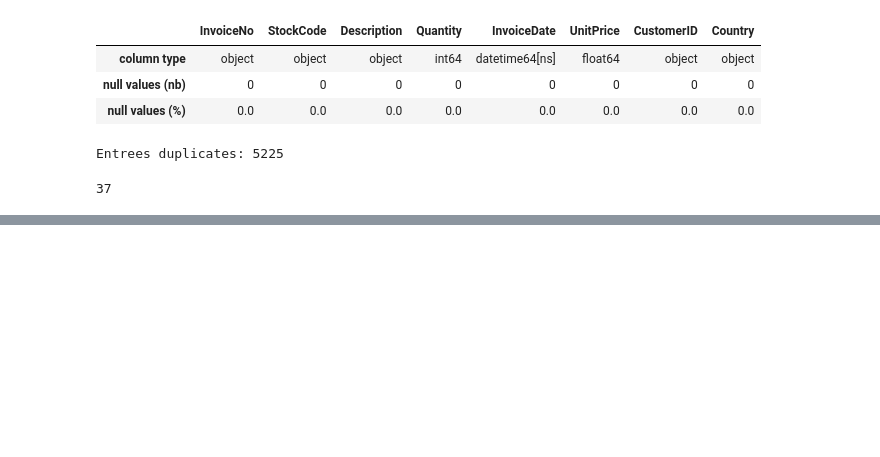
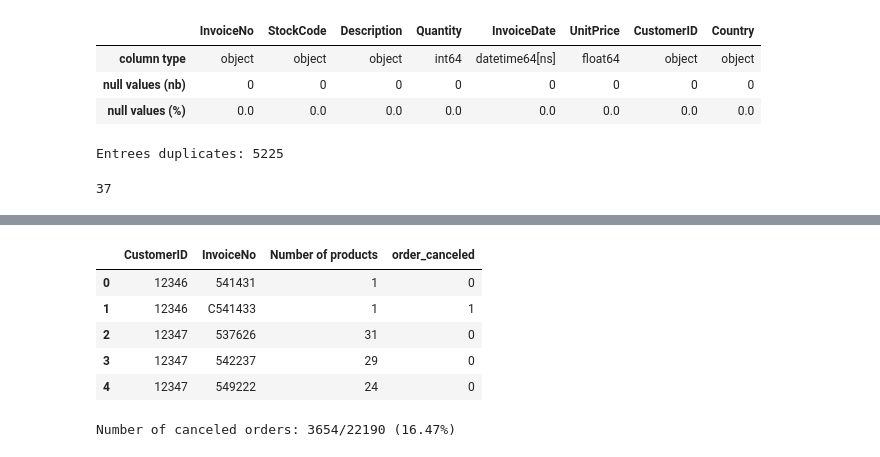
Before and after one commit to Andy666Fox/TINY_DS_PROJECTS, a Jupyter notebook: Customer_Segmentation/main_res.ipynb, the cells around one changed output, grey strips where cells are left out. Cells and saved outputs as stored; diff of their text form; code cells hidden in the pictures; blank space fills up the shorter version.

```diff
--- a/Customer_Segmentation/main_res.ipynb
+++ b/Customer_Segmentation/main_res.ipynb
@@ -83,0 +124,16 @@ print(len(countries))
+# %%
+np_products_per_basket['order_canceled'] = np_products_per_basket['InvoiceNo'].apply(lambda x: int('C' in x))
+display(np_products_per_basket[:5])
+
+n1 = np_products_per_basket['order_canceled'].sum()
+n2 = np_products_per_basket.shape[0]
+
+print('Number of canceled orders: {}/{} ({:.2f}%)'.format(n1, n2, n1/n2*100))
+# %% [output]
+|  | CustomerID | InvoiceNo | Number of products | order_canceled |
+| 0 | 12346 | 541431 | 1 | 0 |
+| 1 | 12346 | C541433 | 1 | 1 |
+| 2 | 12347 | 537626 | 31 | 0 |
+| 3 | 12347 | 542237 | 29 | 0 |
+| 4 | 12347 | 549222 | 24 | 0 |
+Number of canceled orders: 3654/22190 (16.47%)
```
Also changed, not shown: parts of 12 cells of this notebook.
